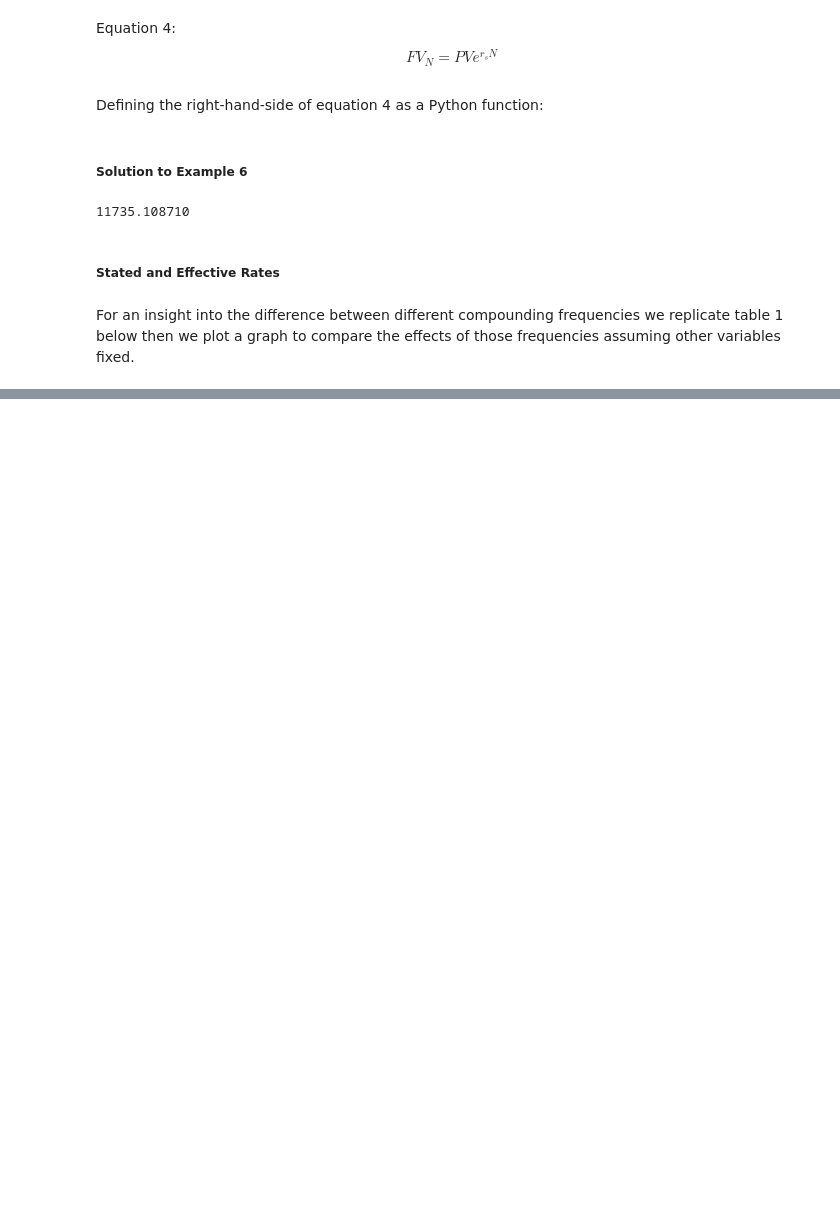
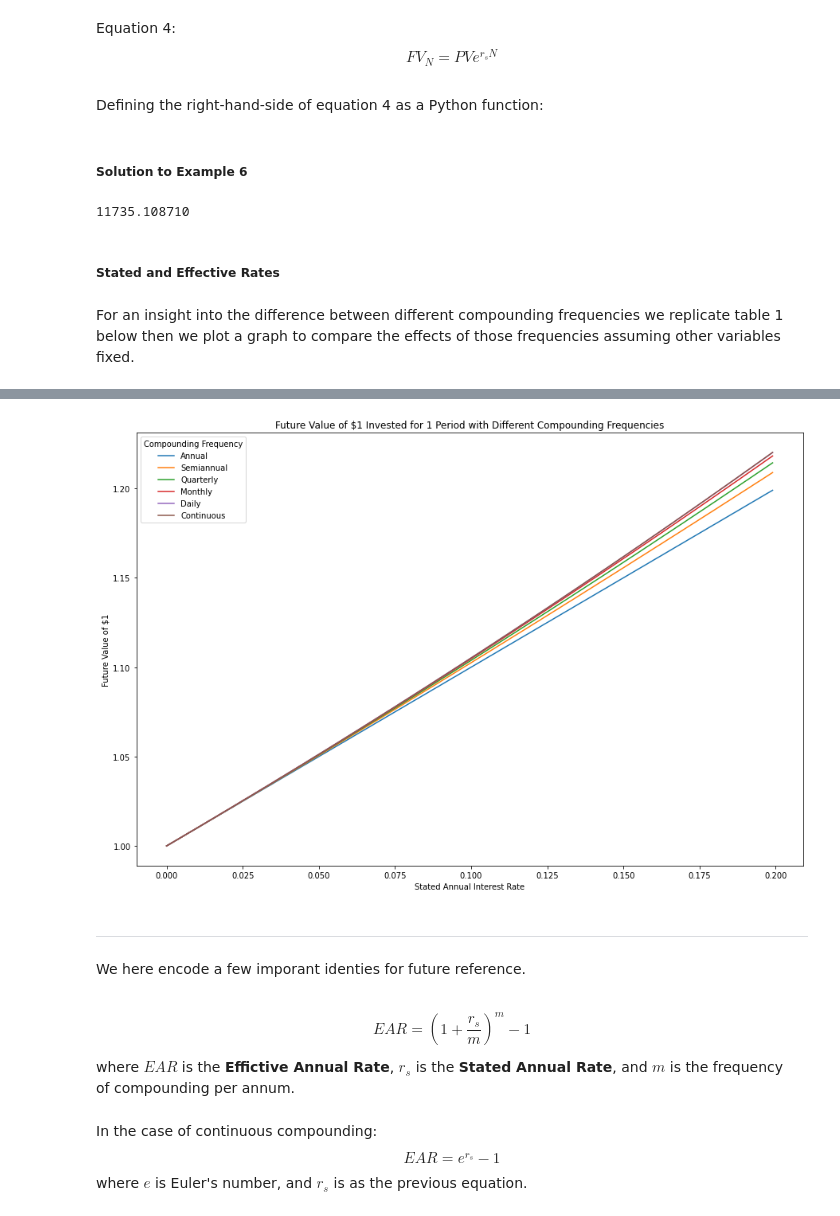
Before and after one commit to logician666/CFA-QuantitativeMethods, a Jupyter notebook: Notes to the Book.ipynb, the cells around one changed output, grey strips where cells are left out. Drawn from its saved outputs; the diff is of its cells as text; code cells hidden in the pictures; blank space fills up the shorter version.

```diff
--- a/Notes to the Book.ipynb
+++ b/Notes to the Book.ipynb
@@ -143,0 +146,35 @@ dtype: object
+# %%
+rates = np.arange(0, 0.2, .001)
+
+fig = plt.figure(figsize=(15, 10))
+ax = fig.add_subplot()
+
+frequencies = {'Annual': 1, 'Semiannual': 2, 'Quarterly': 4, 'Monthly': 12, 'Daily': 365, 'Continuous': oo}
+for f in frequencies:
+    ax.plot(rates, np.vectorize(FV_generic)(1, rates, frequencies[f], 1), label=f)
+
+ax.set_title('Future Value of $1 Invested for 1 Period with Different Compounding Frequencies', )
+ax.set_xlabel('Stated Annual Interest Rate')
+ax.set_ylabel('Future Value of $1')
+ax.legend()
+ax.legend(title='Compounding Frequency')
+
+plt.show()
+# %% [output]
+[figure, added]
+# %% [markdown]
+---
+# %% [markdown]
+We here encode a few imporant identies for future reference.
+# %% [markdown]
+$$
+EAR = (1 + \frac{r_s}{m})^m - 1
+$$
+where $EAR$ is the __Effictive Annual Rate__, $r_s$ is the __Stated Annual Rate__, and $m$ is the frequency
+of compounding per annum.
+# %% [markdown]
+In the case of continuous compounding:
+$$
+EAR = e^{r_s} - 1
+$$
+where $e$ is Euler's number, and $r_s$ is as the previous equation.
```
Also changed, not shown: parts of 7 cells of this notebook, 1 other file.
